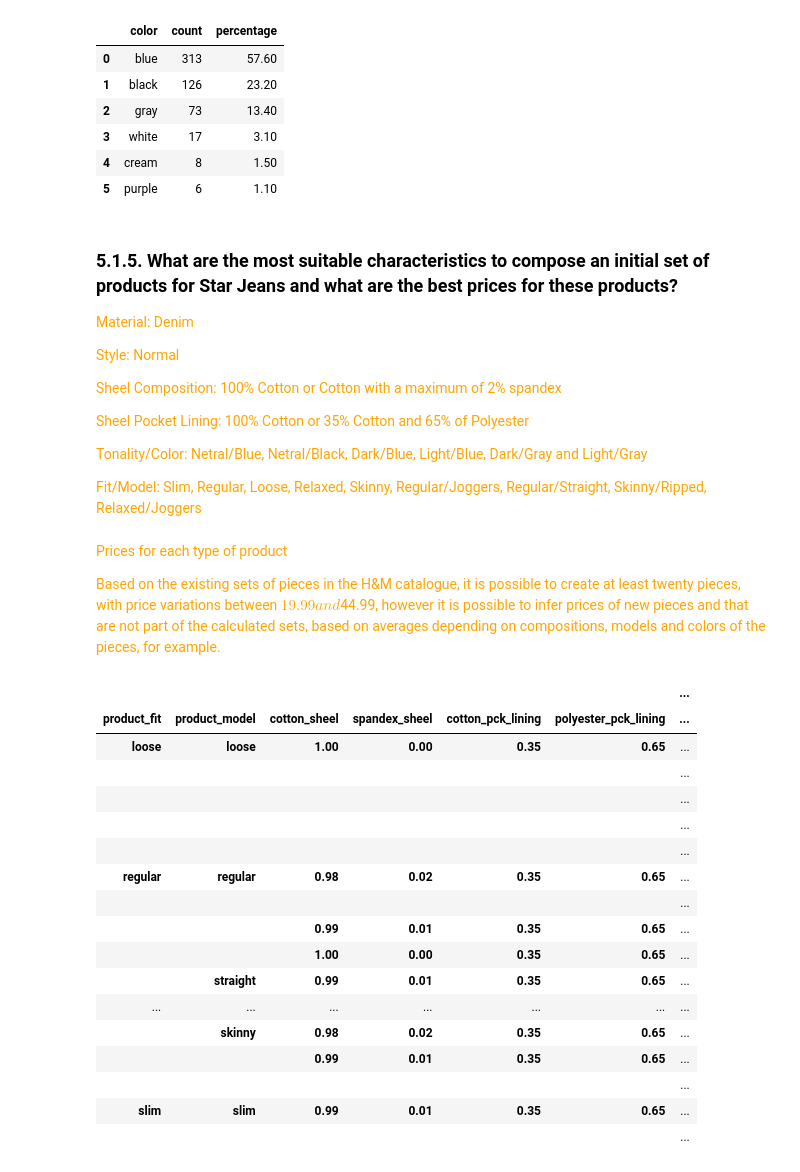
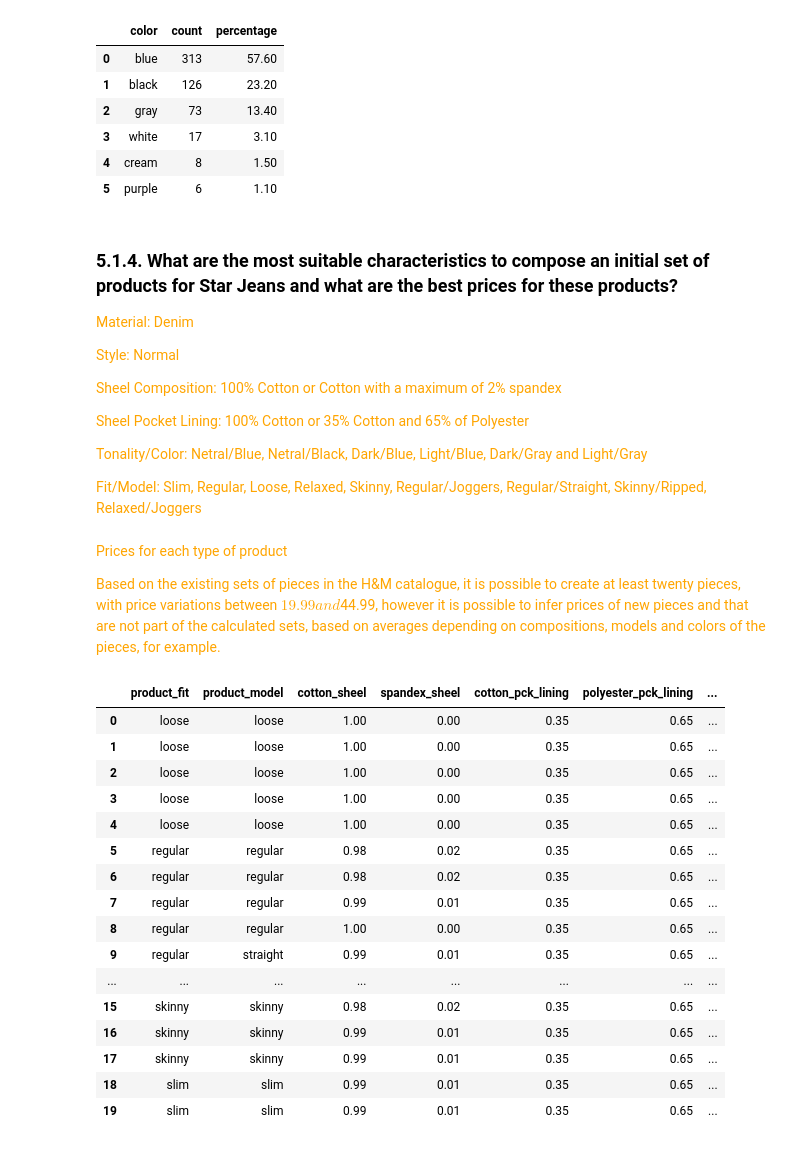
Before and after one commit to luanjesus/star_jeans_webscraping, a Jupyter notebook: eda.ipynb, the cells around one changed output. Cells and saved outputs as stored; diff of their text form; code cells hidden in the pictures.

```diff
--- a/eda.ipynb
+++ b/eda.ipynb
@@ -941,7 +941,7 @@ total_by_color
 | 4 | cream | 8 | 1.50 |
 | 5 | purple | 6 | 1.10 |
 # %% [markdown]
-### 5.1.5. What are the most suitable characteristics to compose an initial set of products for Star Jeans and what are the best prices for these products?
+### 5.1.4. What are the most suitable characteristics to compose an initial set of products for Star Jeans and what are the best prices for these products?
 
 <span style="color:orange">Material: Denim</span>
 
@@ -972,23 +972,22 @@ best_products = df5[(df5['material'] == 'denim') & (df5['style'] == 'normal') &
 <span style="color:orange">Based on the existing sets of pieces in the H&M catalogue, it is possible to create at least twenty pieces, with price variations between $19.99 and $44.99, however it is possible to infer prices of new pieces and that are not part of the calculated sets, based on averages depending on compositions, models and colors of the pieces, for example.</span>
 # %%
 best_products.groupby(['product_fit', 'product_model', 'cotton_sheel', 'spandex_sheel', 'cotton_pck_lining',
-                                       'polyester_pck_lining', 'tonality_color', 'color'])['price_per_pieces'].describe()
+                                       'polyester_pck_lining', 'tonality_color', 'color'])['price_per_pieces'].describe().reset_index()
 # %% [output]
-|  |  |  |  |  |  | ... |
-| product_fit | product_model | cotton_sheel | spandex_sheel | cotton_pck_lining | polyester_pck_lining | ... |
-| loose | loose | 1.00 | 0.00 | 0.35 | 0.65 | ... |
-|  |  |  |  |  |  | ... |
-|  |  |  |  |  |  | ... |
-|  |  |  |  |  |  | ... |
-|  |  |  |  |  |  | ... |
-| regular | regular | 0.98 | 0.02 | 0.35 | 0.65 | ... |
-|  |  |  |  |  |  | ... |
-|  |  | 0.99 | 0.01 | 0.35 | 0.65 | ... |
-|  |  | 1.00 | 0.00 | 0.35 | 0.65 | ... |
-|  | straight | 0.99 | 0.01 | 0.35 | 0.65 | ... |
-| ... | ... | ... | ... | ... | ... | ... |
-|  | skinny | 0.98 | 0.02 | 0.35 | 0.65 | ... |
-|  |  | 0.99 | 0.01 | 0.35 | 0.65 | ... |
-|  |  |  |  |  |  | ... |
-| slim | slim | 0.99 | 0.01 | 0.35 | 0.65 | ... |
-|  |  |  |  |  |  | ... |
+|  | product_fit | product_model | cotton_sheel | spandex_sheel | cotton_pck_lining | polyester_pck_lining | ... |
+| 0 | loose | loose | 1.00 | 0.00 | 0.35 | 0.65 | ... |
+| 1 | loose | loose | 1.00 | 0.00 | 0.35 | 0.65 | ... |
+| 2 | loose | loose | 1.00 | 0.00 | 0.35 | 0.65 | ... |
+| 3 | loose | loose | 1.00 | 0.00 | 0.35 | 0.65 | ... |
+| 4 | loose | loose | 1.00 | 0.00 | 0.35 | 0.65 | ... |
+| 5 | regular | regular | 0.98 | 0.02 | 0.35 | 0.65 | ... |
+| 6 | regular | regular | 0.98 | 0.02 | 0.35 | 0.65 | ... |
+| 7 | regular | regular | 0.99 | 0.01 | 0.35 | 0.65 | ... |
+| 8 | regular | regular | 1.00 | 0.00 | 0.35 | 0.65 | ... |
+| 9 | regular | straight | 0.99 | 0.01 | 0.35 | 0.65 | ... |
+| ... | ... | ... | ... | ... | ... | ... | ... |
+| 15 | skinny | skinny | 0.98 | 0.02 | 0.35 | 0.65 | ... |
+| 16 | skinny | skinny | 0.99 | 0.01 | 0.35 | 0.65 | ... |
+| 17 | skinny | skinny | 0.99 | 0.01 | 0.35 | 0.65 | ... |
+| 18 | slim | slim | 0.99 | 0.01 | 0.35 | 0.65 | ... |
+| 19 | slim | slim | 0.99 | 0.01 | 0.35 | 0.65 | ... |
```
Also changed, not shown: parts of 1 cell of this notebook, 4 other files.
